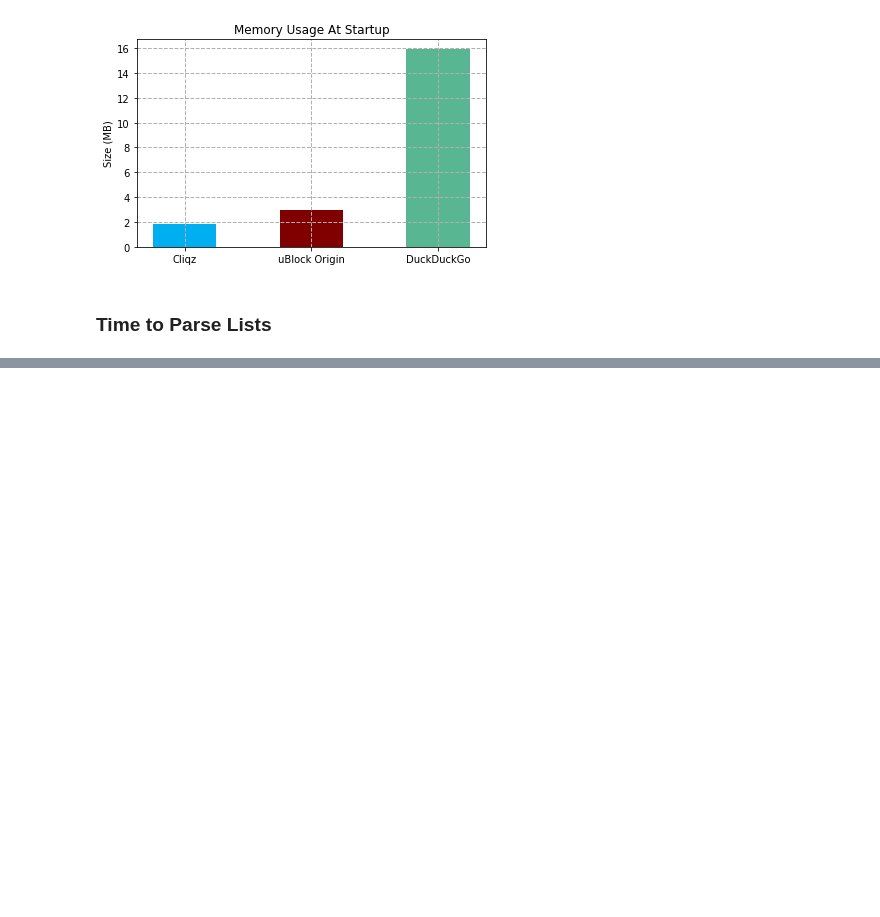
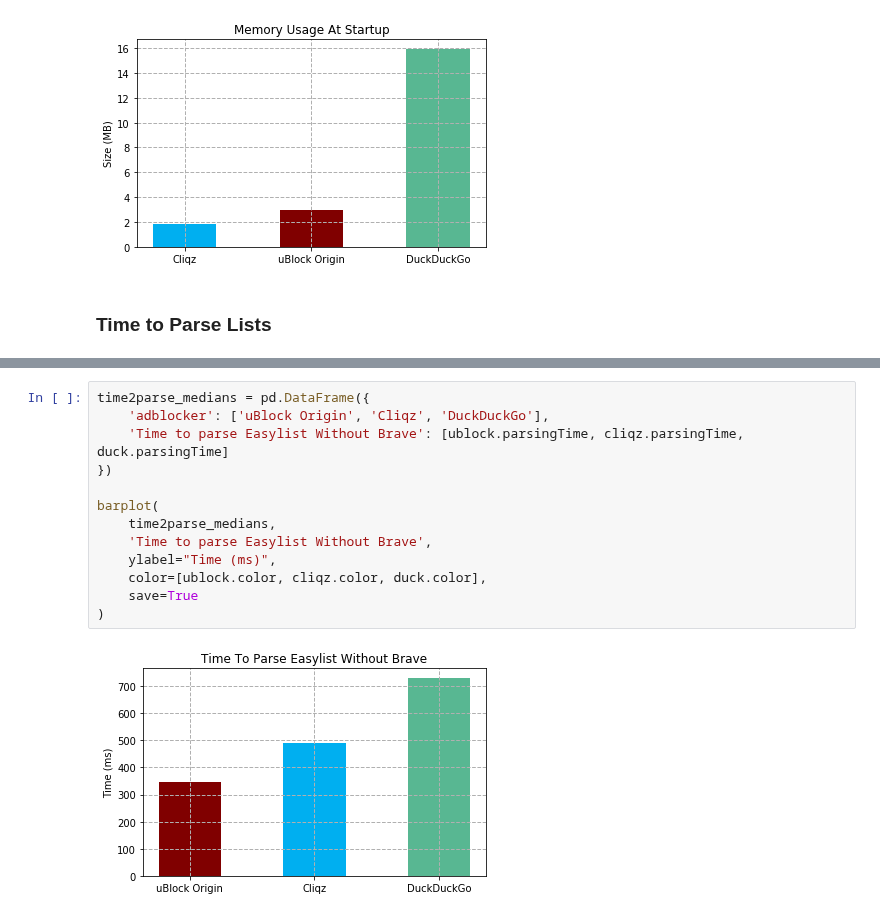
Before and after one commit to ghostery/adblocker, a Jupyter notebook: bench/comparison/comparing_adblockers.ipynb, the cells around one changed output, grey strips where cells are left out. Cells and saved outputs as stored; diff of their text form; blank space fills up the shorter version.

```diff
--- a/bench/comparison/comparing_adblockers.ipynb
+++ b/bench/comparison/comparing_adblockers.ipynb
@@ -316,0 +317,15 @@ barplot(
+# %%
+time2parse_medians = pd.DataFrame({
+    'adblocker': ['uBlock Origin', 'Cliqz', 'DuckDuckGo'],
+    'Time to parse Easylist Without Brave': [ublock.parsingTime, cliqz.parsingTime, duck.parsingTime]
+})
+
+barplot(
+    time2parse_medians,
+    'Time to parse Easylist Without Brave',
+    ylabel="Time (ms)",
+    color=[ublock.color, cliqz.color, duck.color],
+    save=True
+)
+# %% [output]
+[figure, added]
```
Also changed, not shown: parts of 1 cell of this notebook, 15 other files.
